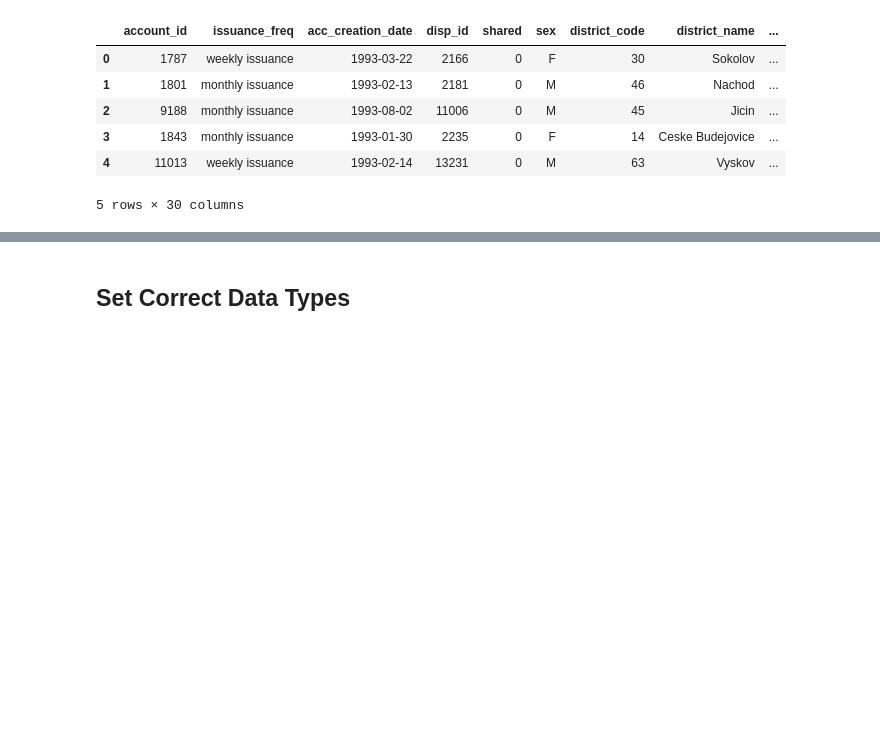
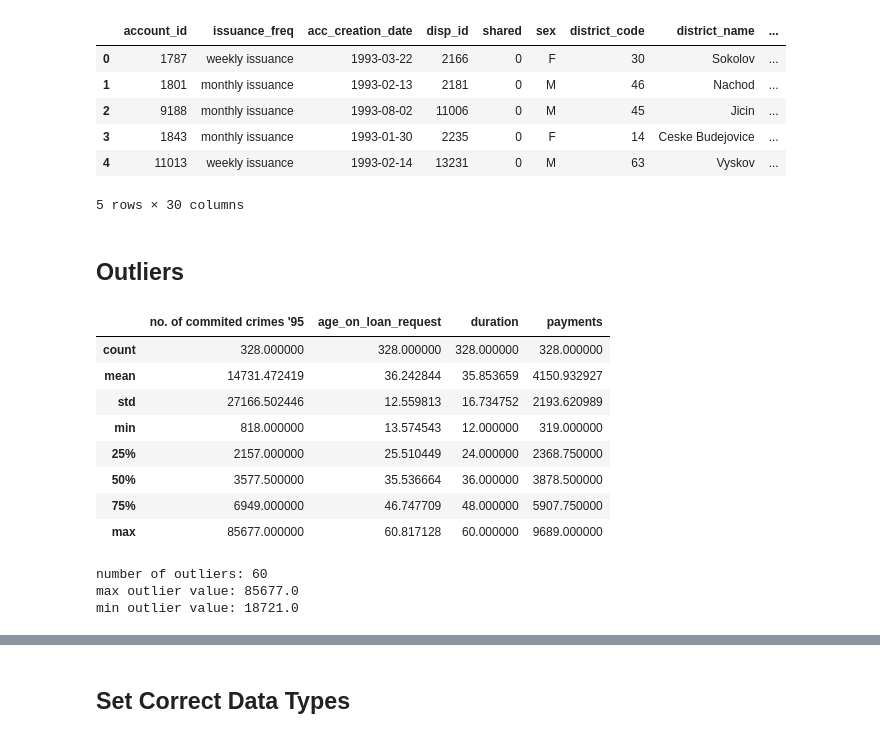
Before and after one commit to DreFlo/ac-2223, a Jupyter notebook: proj_notebook.ipynb, the cells around one changed output, grey strips where cells are left out. Saved outputs shown, nothing was run; the diff lists cells and outputs as text; code cells hidden in the pictures; blank space fills up the shorter version.

```diff
--- a/proj_notebook.ipynb
+++ b/proj_notebook.ipynb
@@ -540,3 +558,17 @@ joined_df.head()
 | 3 | 1843 | monthly issuance | 1993-01-30 | 2235 | 0 | F | 14 | Ceske Budejovice | ... |
 | 4 | 11013 | weekly issuance | 1993-02-14 | 13231 | 0 | M | 63 | Vyskov | ... |
 5 rows × 30 columns
+# %% [markdown]
+## Outliers
+# %%
+joined_df.describe()[['no. of commited crimes \'95', 'age_on_loan_request', 'duration', 'payments']]
+# %% [output]
+|  | no. of commited crimes '95 | age_on_loan_request | duration | payments |
+| count | 328.000000 | 328.000000 | 328.000000 | 328.000000 |
+| mean | 14731.472419 | 36.242844 | 35.853659 | 4150.932927 |
+| std | 27166.502446 | 12.559813 | 16.734752 | 2193.620989 |
+| min | 818.000000 | 13.574543 | 12.000000 | 319.000000 |
+| 25% | 2157.000000 | 25.510449 | 24.000000 | 2368.750000 |
+| 50% | 3577.500000 | 35.536664 | 36.000000 | 3878.500000 |
+| 75% | 6949.000000 | 46.747709 | 48.000000 | 5907.750000 |
+| max | 85677.000000 | 60.817128 | 60.000000 | 9689.000000 |
@@ -542,0 +580,24 @@ joined_df.head()
+# %%
+def find_outliers_IQR(df):
+
+   q1=df.quantile(0.25)
+
+   q3=df.quantile(0.75)
+
+   IQR=q3-q1
+
+   outliers = df[((df<(q1-1.5*IQR)) | (df>(q3+1.5*IQR)))]
+
+   return outliers
+
+outliers = find_outliers_IQR(joined_df['no. of commited crimes \'95'])
+
+print("number of outliers: " + str(len(outliers)))
+
+print("max outlier value: " + str(outliers.max()))
+
+print("min outlier value: " + str(outliers.min()))
+# %% [output]
+number of outliers: 60
+max outlier value: 85677.0
+min outlier value: 18721.0
```
Also changed, not shown: parts of 5 cells of this notebook.
